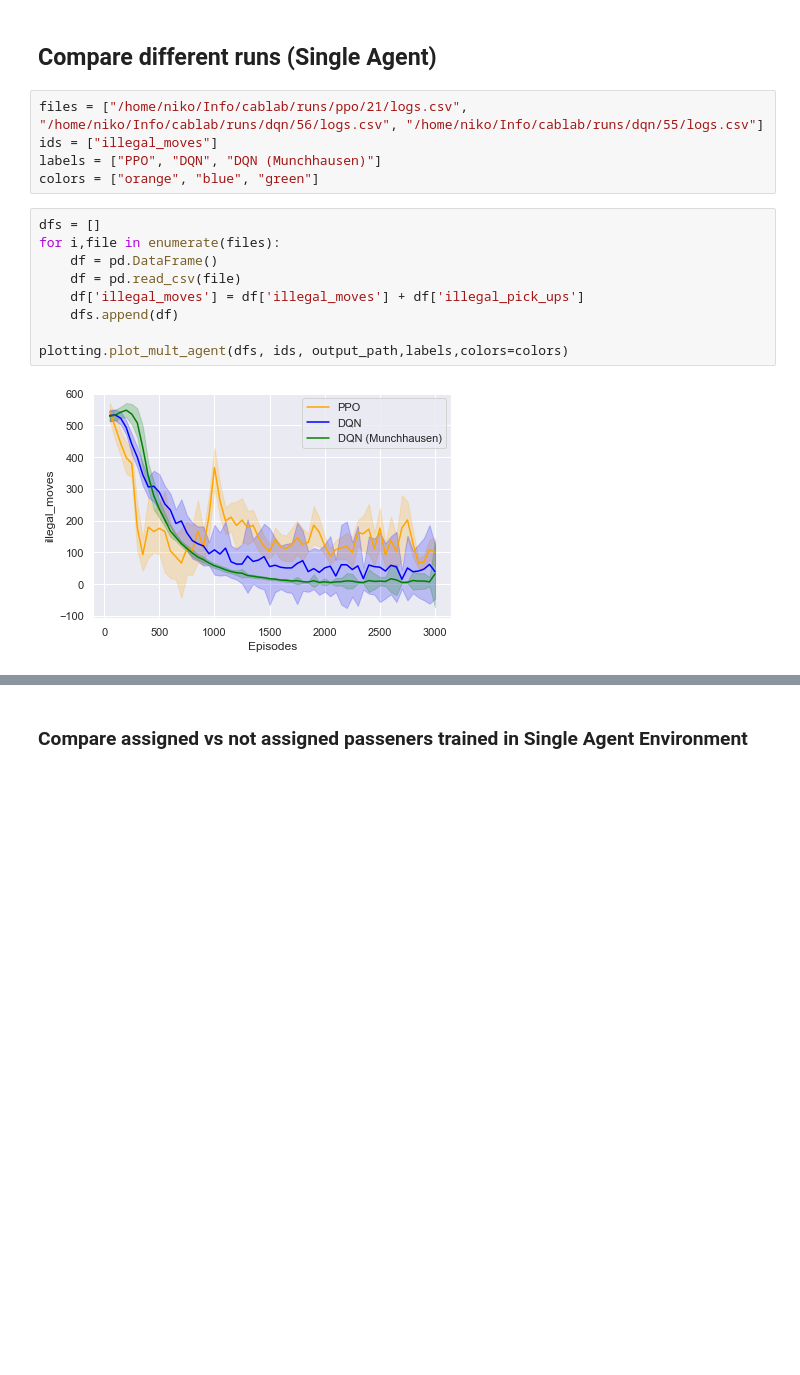
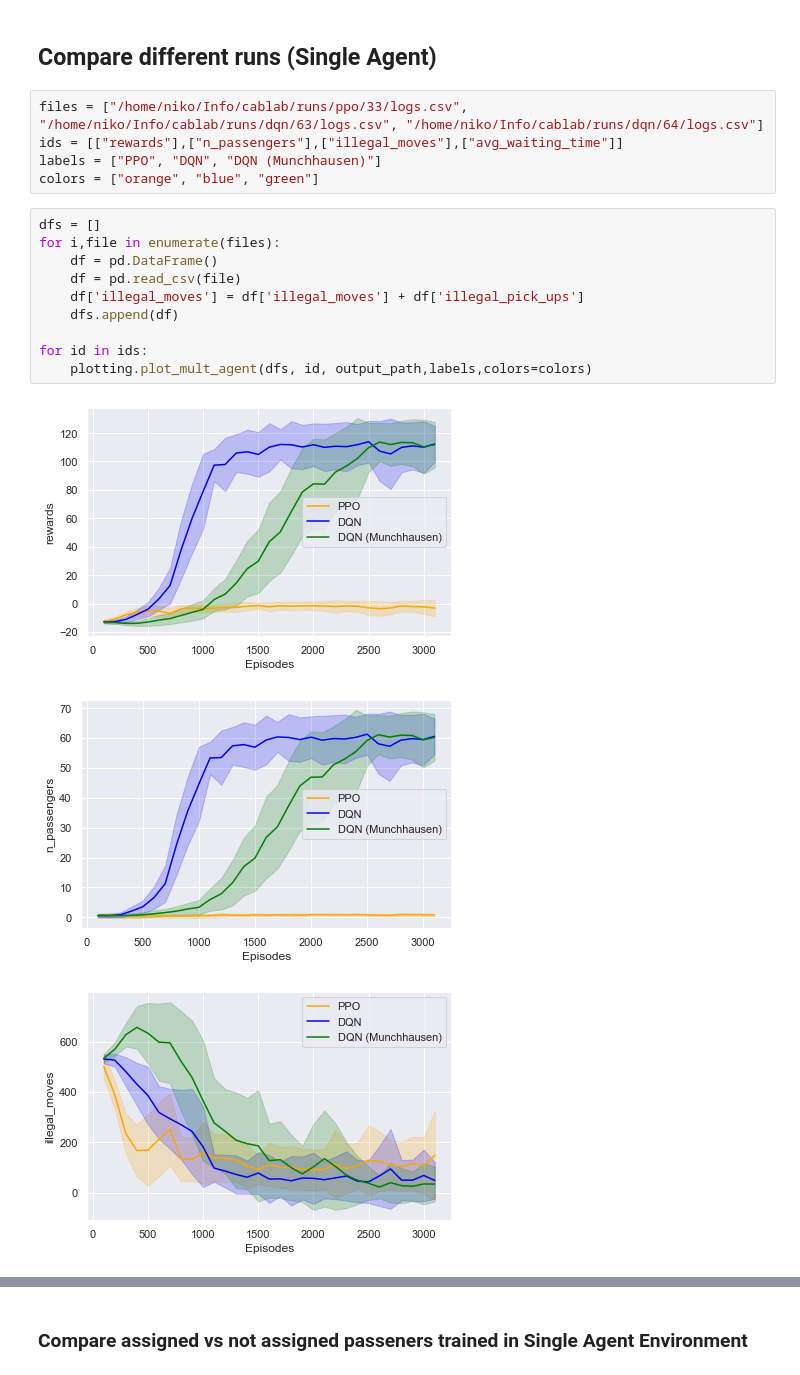
Before and after one commit to nikolim/cablab, a Jupyter notebook: create_plots.ipynb, the cells around one changed output, grey strips where cells are left out. Drawn from its saved outputs; the diff is of its cells as text; blank space fills up the shorter version.

Commit message:
SNS Plots + Decentralized ADV

```diff
--- a/create_plots.ipynb
+++ b/create_plots.ipynb
@@ -18,18 +18,21 @@ if not os.path.exists(output_path):
 # %% [markdown]
 ## Compare different runs (Single Agent)
 # %%
-files = ["/home/niko/Info/cablab/runs/ppo/21/logs.csv", "/home/niko/Info/cablab/runs/dqn/56/logs.csv", "/home/niko/Info/cablab/runs/dqn/55/logs.csv"]
-ids = ["illegal_moves"]
+files = ["/home/niko/Info/cablab/runs/ppo/33/logs.csv", "/home/niko/Info/cablab/runs/dqn/63/logs.csv", "/home/niko/Info/cablab/runs/dqn/64/logs.csv"]
+ids = [["rewards"],["n_passengers"],["illegal_moves"],["avg_waiting_time"]]
 labels = ["PPO", "DQN", "DQN (Munchhausen)"]
 colors = ["orange", "blue", "green"]
 # %%
 dfs = []
 for i,file in enumerate(files):
     df = pd.DataFrame()
     df = pd.read_csv(file)
     df['illegal_moves'] = df['illegal_moves'] + df['illegal_pick_ups']
     dfs.append(df)
 
-plotting.plot_mult_agent(dfs, ids, output_path,labels,colors=colors)
+for id in ids:
+    plotting.plot_mult_agent(dfs, id, output_path,labels,colors=colors)
 # %% [output]
-[figure, old version]
+[figure, new version]
+[figure, added]
+[figure, added]
```
Also changed, not shown: parts of 19 cells of this notebook, 13 other files.
